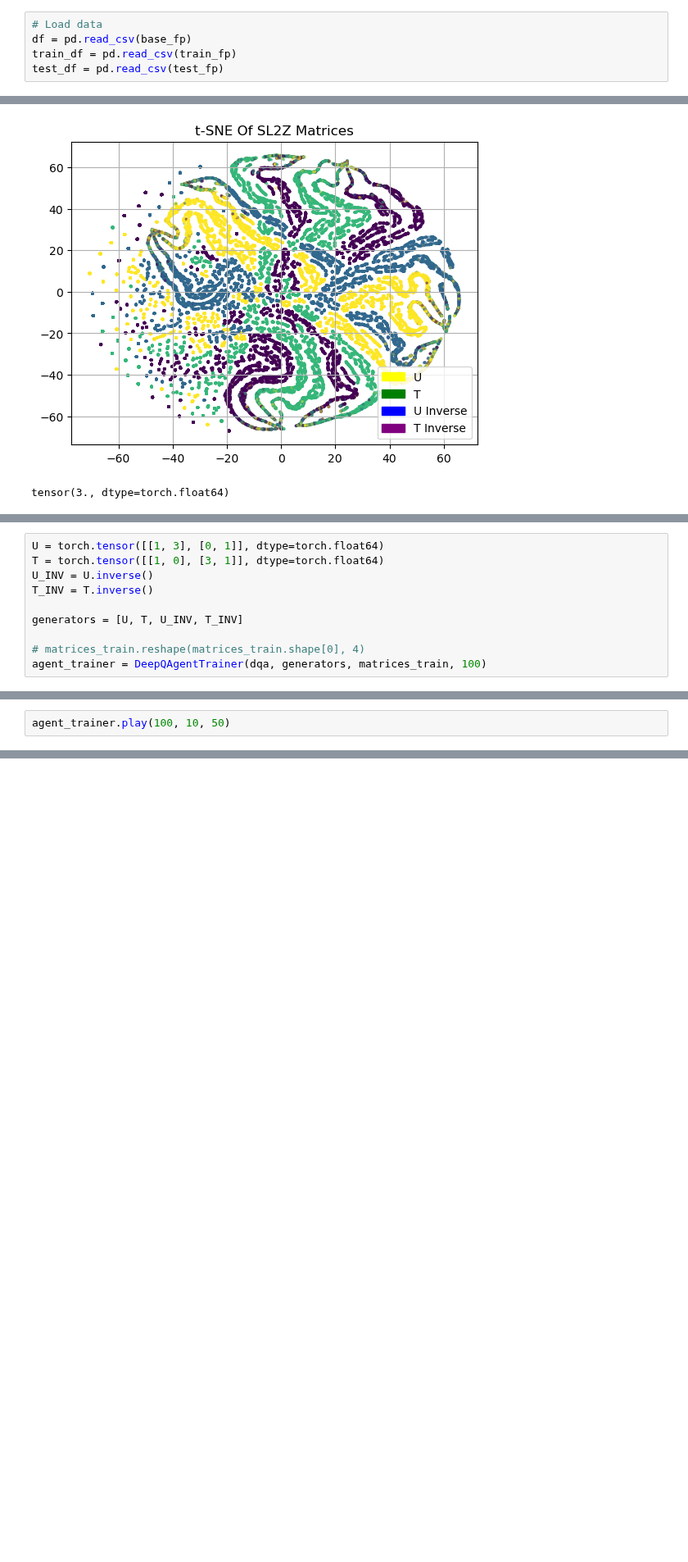
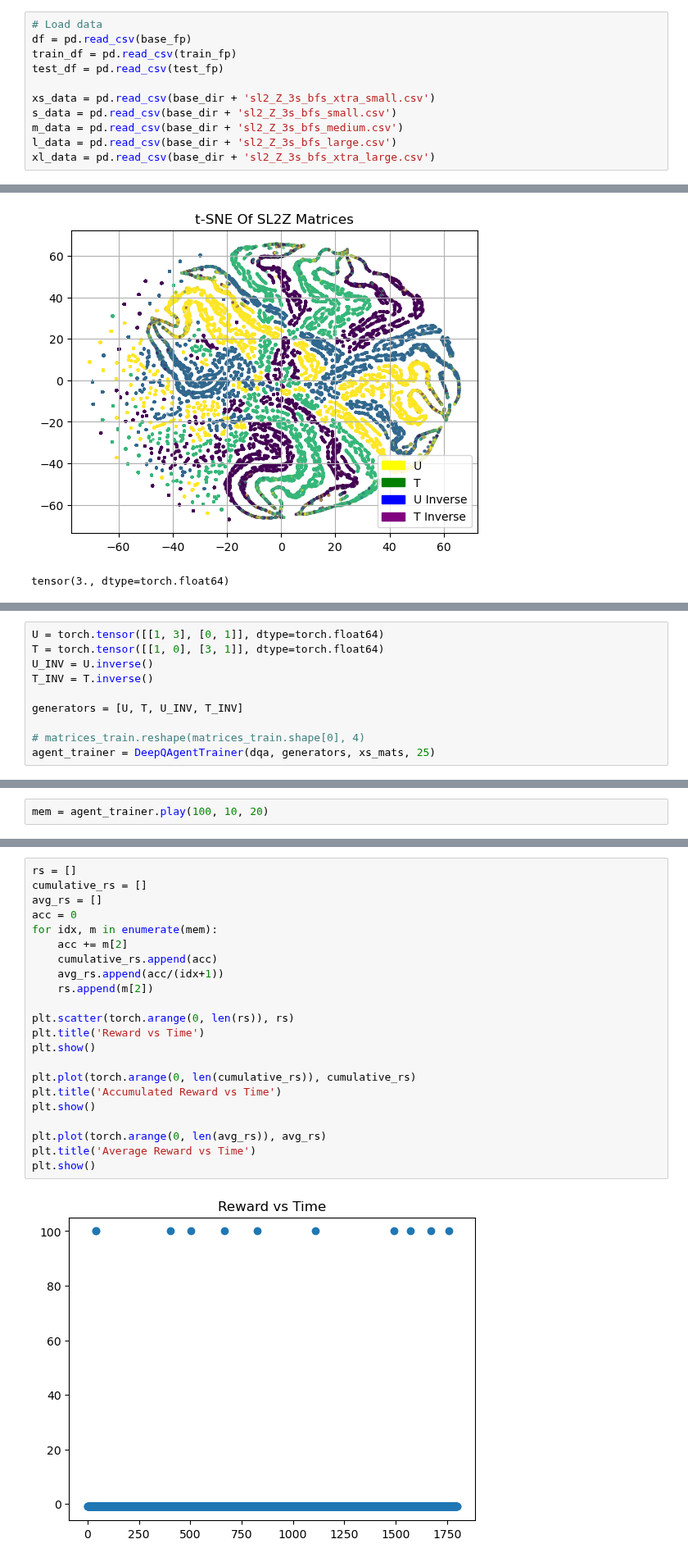
Before and after one commit to MXM-MachineLearning/MXM_AI_Ellenberg, a Jupyter notebook: SL2_Z/Q_learning/deep_Q_learning.ipynb, the cells around one changed output, grey strips where cells are left out. Shown at 82% size. Cells and saved outputs as stored; diff of their text form; blank space fills up the shorter version.

```diff
--- a/SL2_Z/Q_learning/deep_Q_learning.ipynb
+++ b/SL2_Z/Q_learning/deep_Q_learning.ipynb
@@ -197,3 +208,9 @@ class DeepQAgentTrainer:
 df = pd.read_csv(base_fp)
 train_df = pd.read_csv(train_fp)
 test_df = pd.read_csv(test_fp)
+
+xs_data = pd.read_csv(base_dir + 'sl2_Z_3s_bfs_xtra_small.csv')
+s_data = pd.read_csv(base_dir + 'sl2_Z_3s_bfs_small.csv')
+m_data = pd.read_csv(base_dir + 'sl2_Z_3s_bfs_medium.csv')
+l_data = pd.read_csv(base_dir + 'sl2_Z_3s_bfs_large.csv')
+xl_data = pd.read_csv(base_dir + 'sl2_Z_3s_bfs_xtra_large.csv')
@@ -297,4 +337,4 @@ T_INV = T.inverse()
 generators = [U, T, U_INV, T_INV]
 
 # matrices_train.reshape(matrices_train.shape[0], 4)
-agent_trainer = DeepQAgentTrainer(dqa, generators, matrices_train, 100)
+agent_trainer = DeepQAgentTrainer(dqa, generators, xs_mats, 25)
@@ -333,5 +341,5 @@ plt.show()
 # %%
-agent_trainer.play(100, 10, 50)
+mem = agent_trainer.play(100, 10, 20)
 # %% [output]
 Episode 1/100:
         Identity Found: False
@@ -350,3 +358,27 @@ Episode 99/100:
         Identity Found: False
 Episode 100/100:
         Identity Found: False
+# %%
+rs = []
+cumulative_rs = []
+avg_rs = []
+acc = 0
+for idx, m in enumerate(mem):
+    acc += m[2]
+    cumulative_rs.append(acc)
+    avg_rs.append(acc/(idx+1))
+    rs.append(m[2])
+
+plt.scatter(torch.arange(0, len(rs)), rs)
+plt.title('Reward vs Time')
+plt.show()
+
+plt.plot(torch.arange(0, len(cumulative_rs)), cumulative_rs)
+plt.title('Accumulated Reward vs Time')
+plt.show()
+
+plt.plot(torch.arange(0, len(avg_rs)), avg_rs)
+plt.title('Average Reward vs Time')
+plt.show()
+# %% [output]
+[figure, added]
```
Also changed, not shown: parts of 22 cells of this notebook.
